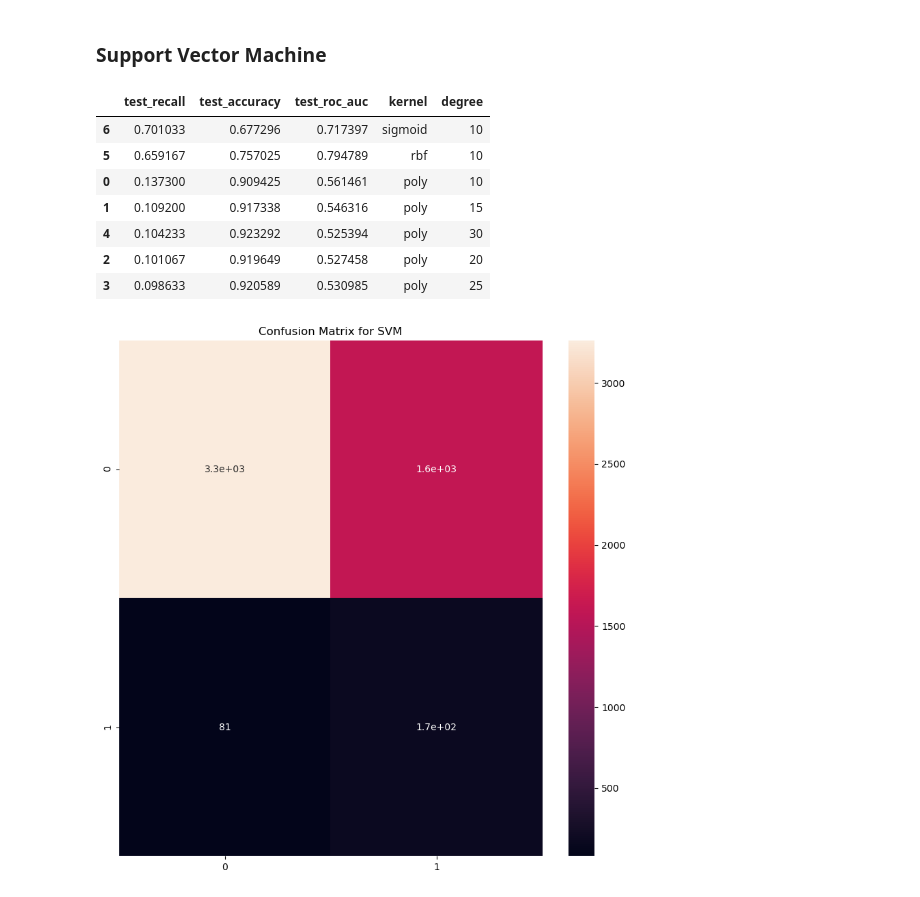
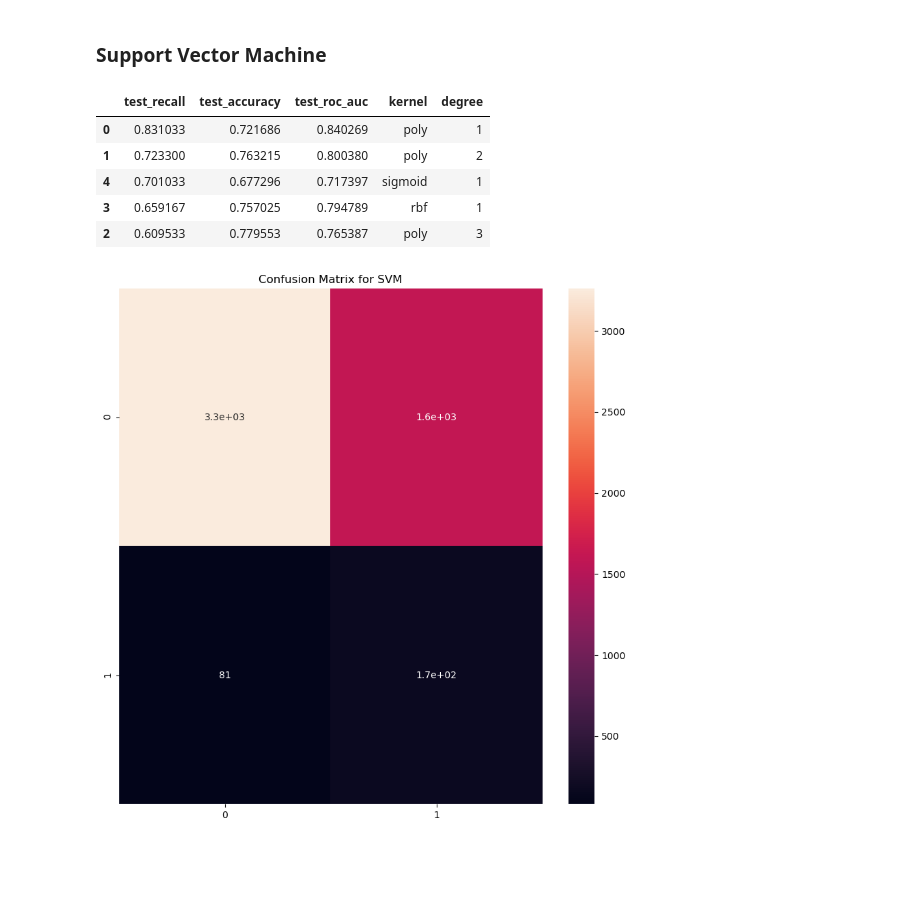
Before and after one commit to gabrysera/DataMining, a Jupyter notebook: DataMining_Marco_Gabriele.ipynb, the cells around one changed output. Drawn from its saved outputs; the diff is of its cells as text; code cells hidden in the pictures; blank space fills up the shorter version.

```diff
--- a/DataMining_Marco_Gabriele.ipynb
+++ b/DataMining_Marco_Gabriele.ipynb
@@ -282,27 +282,25 @@ dtype: float64
 # %%
 from sklearn.svm import SVC
 
 kernels = ['poly', 'rbf', 'sigmoid']
-degrees = [x for x in range(1, 22, 7)]
+degrees = [x for x in range(1, 4, 1)] #increase domain if you want to verify that indeed sigmoid is the best
 hypers = [(x, y) for x in kernels for y in degrees if x == 'poly' or y == degrees[0]]
 
 avg_scores = pd.DataFrame(columns='fit_time score_time test_recall test_accuracy test_roc_auc kernel degree'.split())
 for kernel, degree in hypers:
     model = SVC(kernel=kernel, degree=degree, class_weight='balanced')
     scores = pd.DataFrame(cross_validate(model, X, y, scoring='recall accuracy roc_auc'.split(), cv=kf, n_jobs=-1)).mean()
     scores['kernel'], scores['degree'] = kernel, degree
     avg_scores = avg_scores.append(scores[avg_scores.columns], ignore_index=True)
 avg_scores.drop('fit_time score_time'.split(), axis=1, inplace=True)
 avg_scores.sort_values(by='test_recall test_accuracy test_roc_auc'.split(), ascending=False).head(10)
 # %% [output]
 |  | test_recall | test_accuracy | test_roc_auc | kernel | degree |
-| 6 | 0.701033 | 0.677296 | 0.717397 | sigmoid | 10 |
-| 5 | 0.659167 | 0.757025 | 0.794789 | rbf | 10 |
-| 0 | 0.137300 | 0.909425 | 0.561461 | poly | 10 |
-| 1 | 0.109200 | 0.917338 | 0.546316 | poly | 15 |
-| 4 | 0.104233 | 0.923292 | 0.525394 | poly | 30 |
-| 2 | 0.101067 | 0.919649 | 0.527458 | poly | 20 |
-| 3 | 0.098633 | 0.920589 | 0.530985 | poly | 25 |
+| 0 | 0.831033 | 0.721686 | 0.840269 | poly | 1 |
+| 1 | 0.723300 | 0.763215 | 0.800380 | poly | 2 |
+| 4 | 0.701033 | 0.677296 | 0.717397 | sigmoid | 1 |
+| 3 | 0.659167 | 0.757025 | 0.794789 | rbf | 1 |
+| 2 | 0.609533 | 0.779553 | 0.765387 | poly | 3 |
 # %%
 from sklearn.model_selection import train_test_split
 X_train, X_test, y_train, y_test = train_test_split(X, y, test_size=0.33, stratify=y)
```
